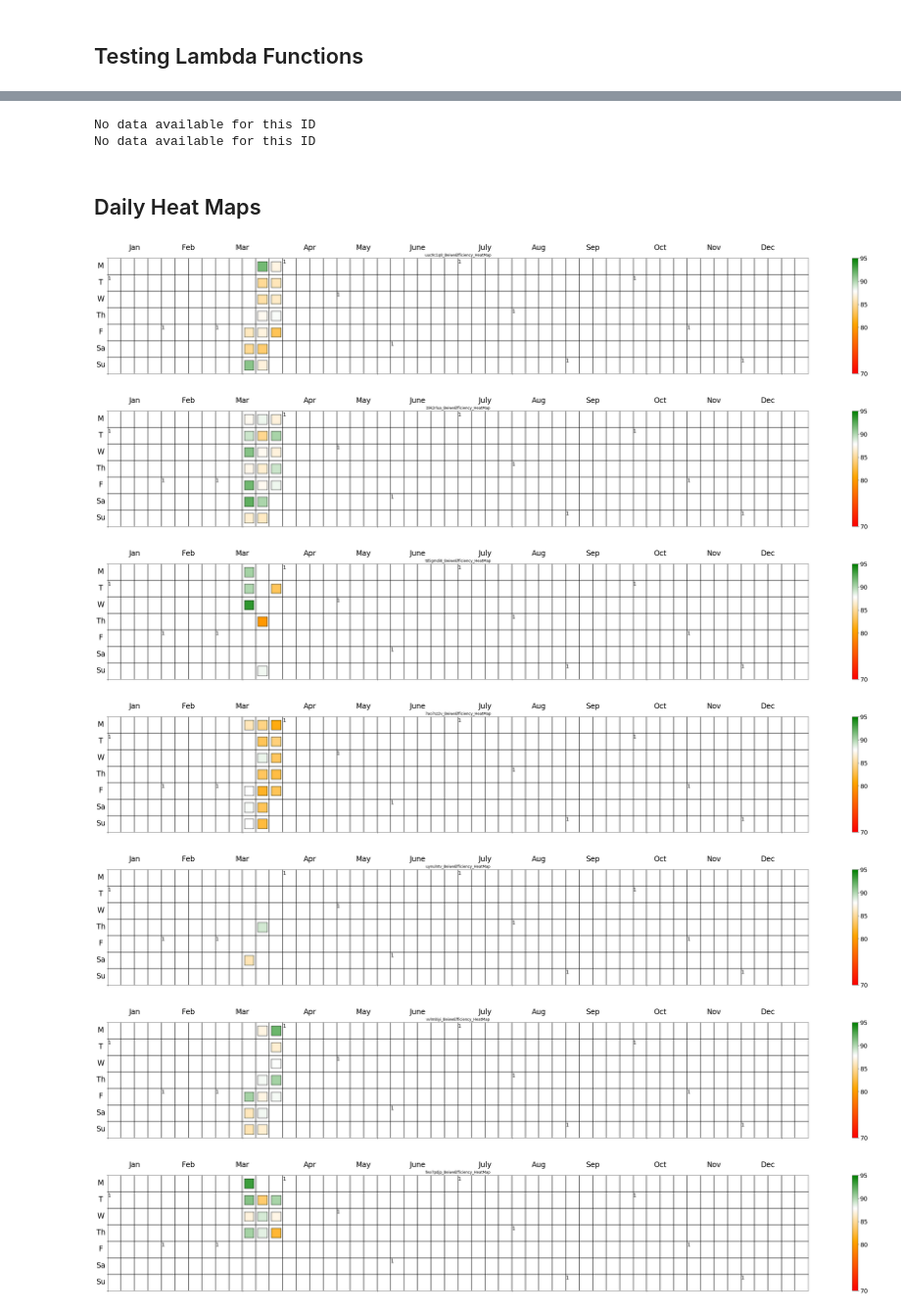
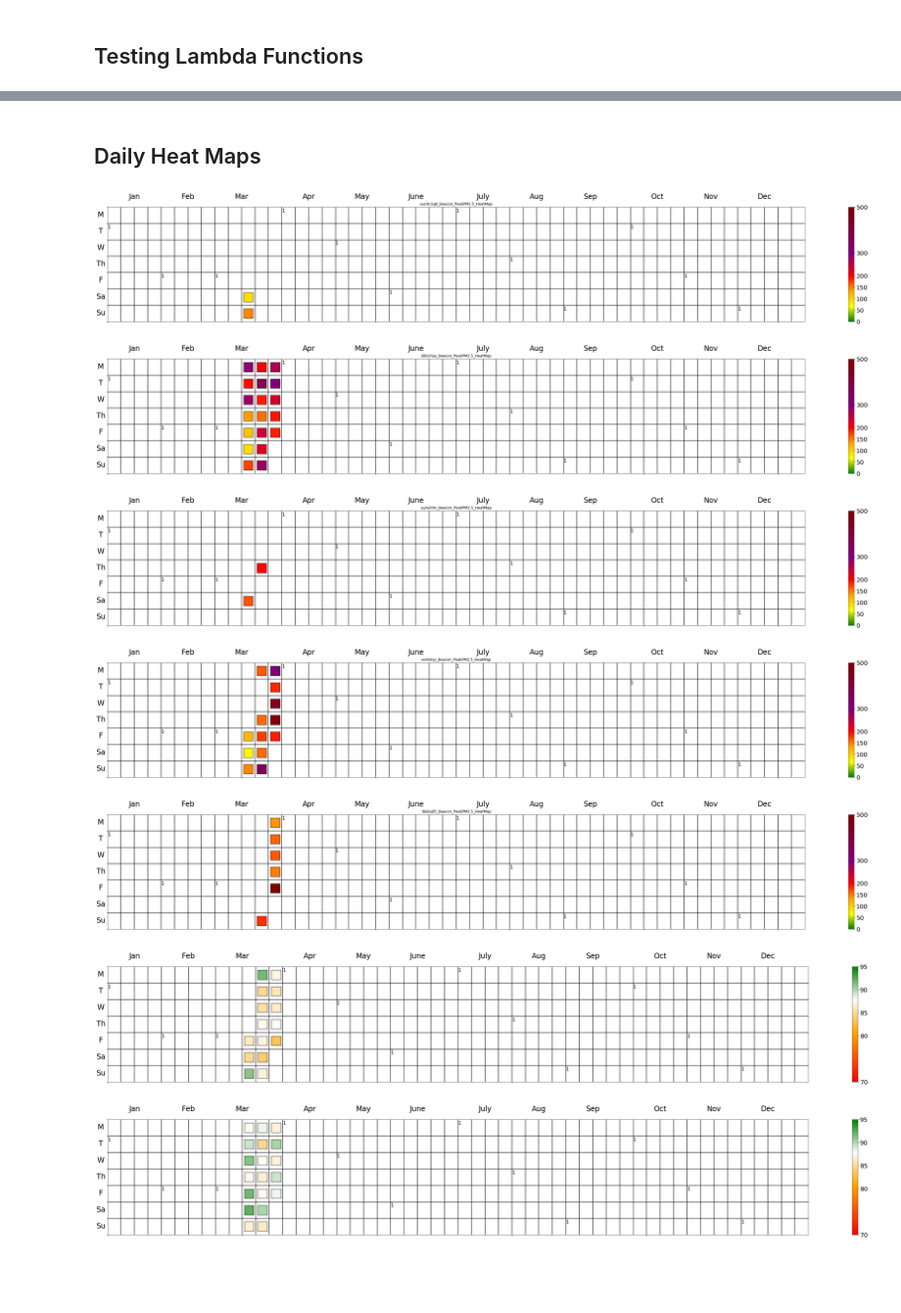
Before and after one commit to ccraddock/UT2000-SummerDashboard, a Jupyter notebook: UT2000_SummerDashboard_MasterNotebook.ipynb, the cells around one changed output, grey strips where cells are left out. Shown at 98% size. Cells and saved outputs as stored; diff of their text form; code cells hidden in the pictures; blank space fills up the shorter version.

Commit message:
Changed file names and included more heat map generations

```diff
--- a/UT2000_SummerDashboard_MasterNotebook.ipynb
+++ b/UT2000_SummerDashboard_MasterNotebook.ipynb
@@ -403,6 +398,5 @@ No data available for this ID
+# %%
+IAQ_hourly,IAQ_hourly_byID,SleepIAQ,SleepIAQ_byID = lambdaIAQ(start_date,end_date)
 # %%
-SS_byID, SM_byID, SM = lambdaSleepStages(start_date,end_date)
+SleepStages_byID, SleepMetrics_byID, SleepMetrics = lambdaSleepStages(start_date,end_date)
-# %% [output]
-No data available for this ID
-No data available for this ID
 # %%
@@ -412,20 +406,21 @@ Surveys_byID = lambdaSleepSurveys(start_date,end_date)
 # %%
 limits = [0,50,100,150,200,300,500]
 colors = ['green','yellow','orange','red','purple','maroon']
-for name in PMMetrics_byInd.index:
-    plotHeatMap(PMMetrics_byInd[name].index,PMMetrics_byInd[name]['Median'],limits,colors)
-    saveFigure(name + '_Beiwe' + sleep_score + 'vsFB' + sleep_metric,'Figures/',True)
+for name in SleepIAQ_byID.index:
+    pm_metric = 'Peak'
+    plotHeatMap(SleepIAQ_byID[name].index,SleepIAQ_byID[name][pm_metric],limits,colors)
+    saveFigure(name + '_Beacon_' + pm_metric + 'PM2.5_HeatMap','Figures/',True)
 limits = [70,80,85,90,95]
 colors = ['red','orange','white','green']
 for name in SM_byID.index:
     sleep_score = 'Efficiency'
     plotHeatMap(SM_byID[name].index,SM_byID[name][sleep_score],limits,colors)
-    saveFigure(name + '_Beiwe' + sleep_score + '_HeatMap','Figures/',False)
+    saveFigure(name + '_Beiwe_' + sleep_score + '_HeatMap','Figures/',False)
 # %% [output]
-[figure, old version]
+[figure, new version]
-[figure, old version]
+[figure, new version]
-[figure, old version]
+[figure, new version]
-[figure, old version]
+[figure, new version]
-[figure, old version]
+[figure, new version]
-[figure, old version]
+[figure, new version]
-[figure, old version]
+[figure, new version]
```
Also changed, not shown: parts of 4 cells of this notebook.
